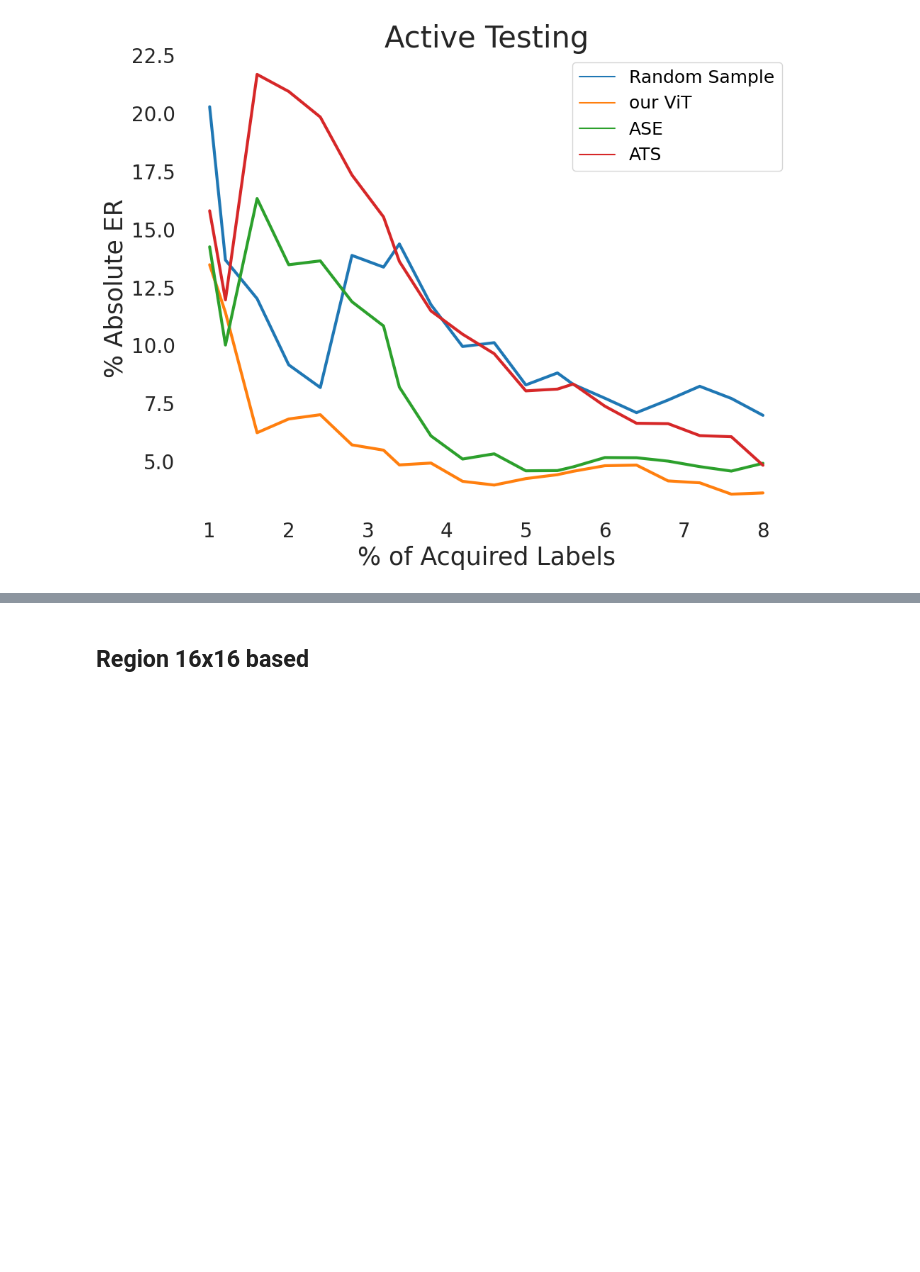
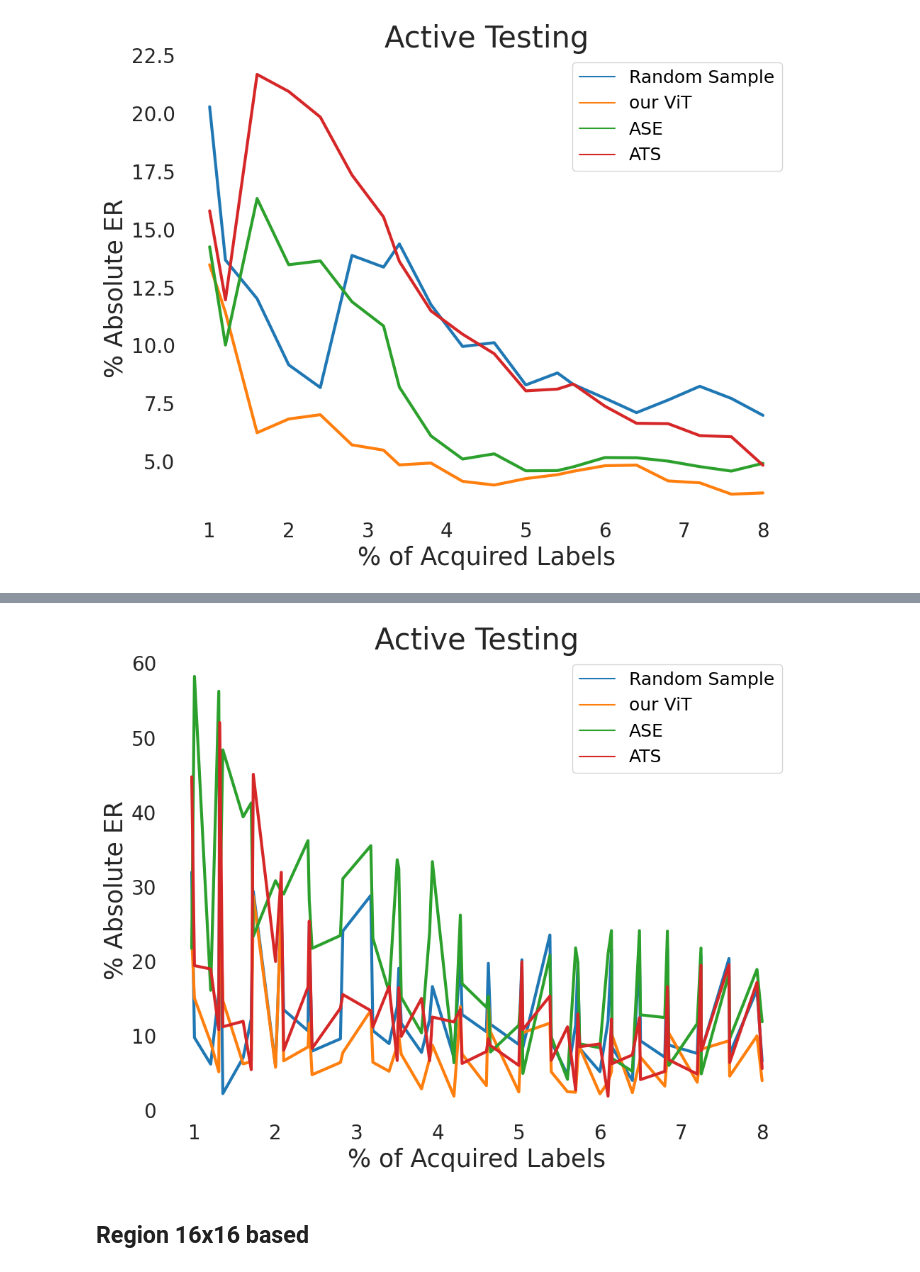
Before and after one commit to susanbao/pytorch-segmentation, a Jupyter notebook: active_testing_figure_all.ipynb, the cells around one changed output, grey strips where cells are left out. Saved outputs shown, nothing was run; the diff lists cells and outputs as text; code cells hidden in the pictures; blank space fills up the shorter version.

```diff
--- a/active_testing_figure_all.ipynb
+++ b/active_testing_figure_all.ipynb
@@ -129,3 +157,11 @@ plot_figure(results, "Image_CITY")
+# %%
+results = take_image_data_for_one_model_dataset("SEGNet_VOC", 20000)
+results = results.append(take_image_data_for_one_model_dataset("SEGNet_CITY", 5000))
+results = results.append(take_image_data_for_one_model_dataset("SEGNet_COCO", 5000))
+results = results.append(take_image_data_for_one_model_dataset("SEGNet_ADE20K", 20000))
+plot_figure(results, "Image_SEGNet")
+# %% [output]
+[figure, added]
 # %% [markdown]
 ## Region 16x16 based
 # %%
```
Also changed, not shown: parts of 10 cells of this notebook, 4 other files.
